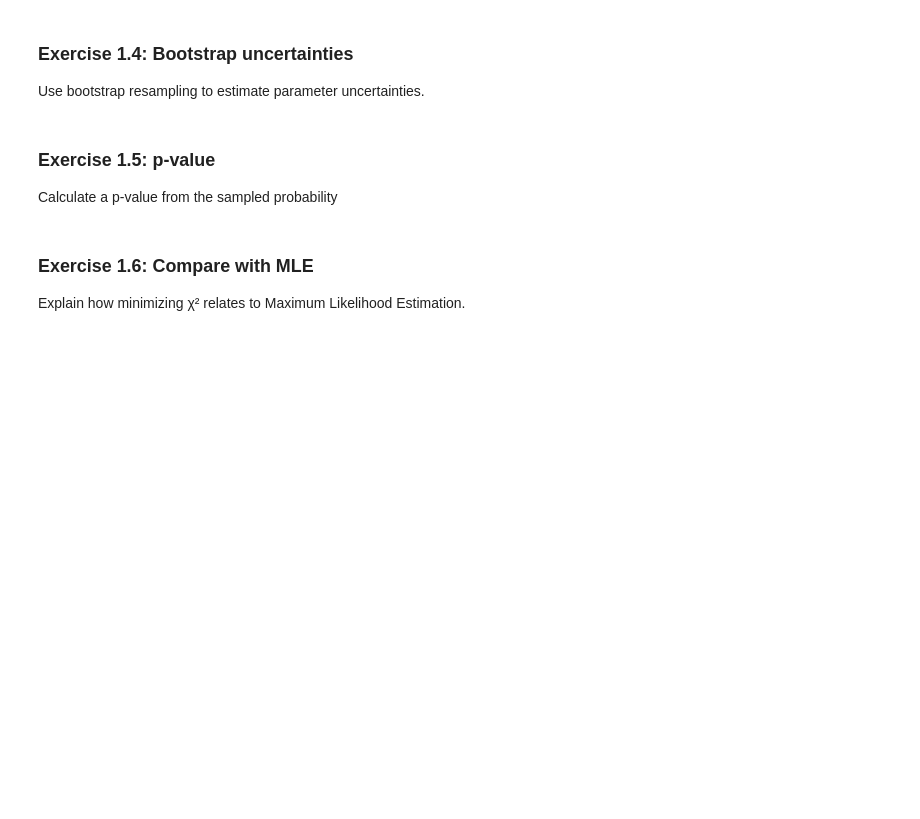
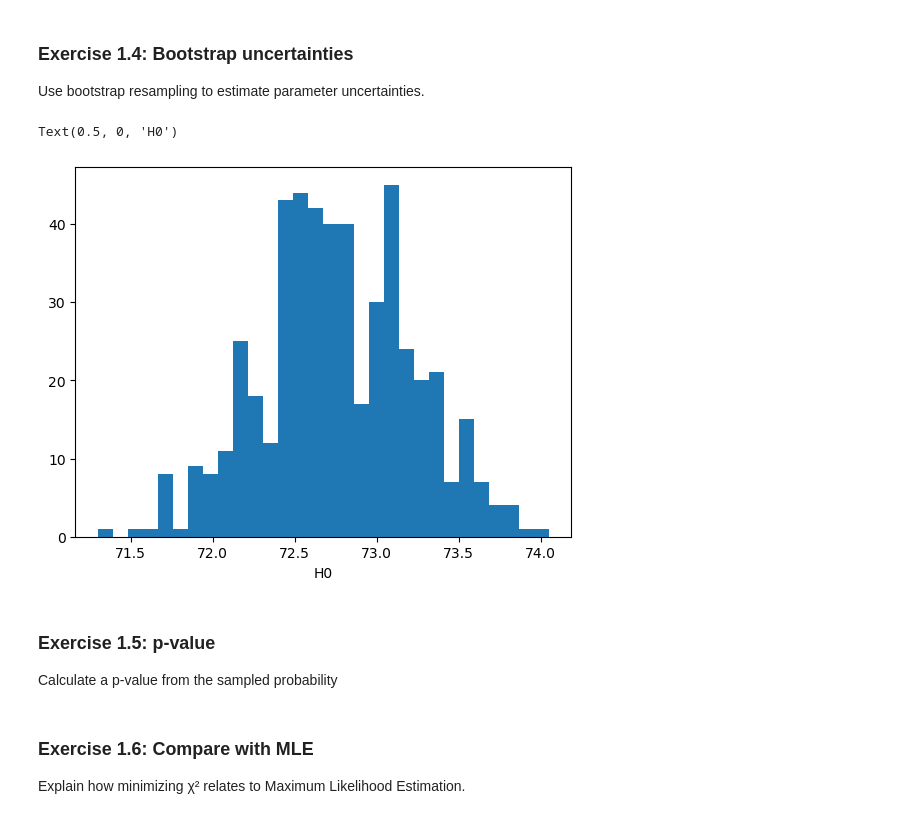
Before and after one commit to Nicowoz/Stats4Cosmology, a Jupyter notebook: exercises/BasicCosmoStats_on_H0_exercise.ipynb, the cells around one changed output. Cells and saved outputs as stored; diff of their text form; code cells hidden in the pictures; blank space fills up the shorter version.

Commit message:
plot bootstrap histogramm

```diff
--- a/exercises/BasicCosmoStats_on_H0_exercise.ipynb
+++ b/exercises/BasicCosmoStats_on_H0_exercise.ipynb
@@ -181,3 +224,12 @@ Use bootstrap resampling to estimate parameter uncertainties.
+# %%
+bstrap_H0 = bootstrap_H0(synth_samp, M, nboot=500)
+
+plt.hist(bstrap_H0, bins = 30)
+plt.xlabel('H0')
+plt.
+# %% [output]
+Text(0.5, 0, 'H0')
+[figure, added]
 # %% [markdown]
 ### Exercise 1.5: p-value
 Calculate a p-value from the sampled probability
```
Also changed, not shown: parts of 4 cells of this notebook, 1 other file.
